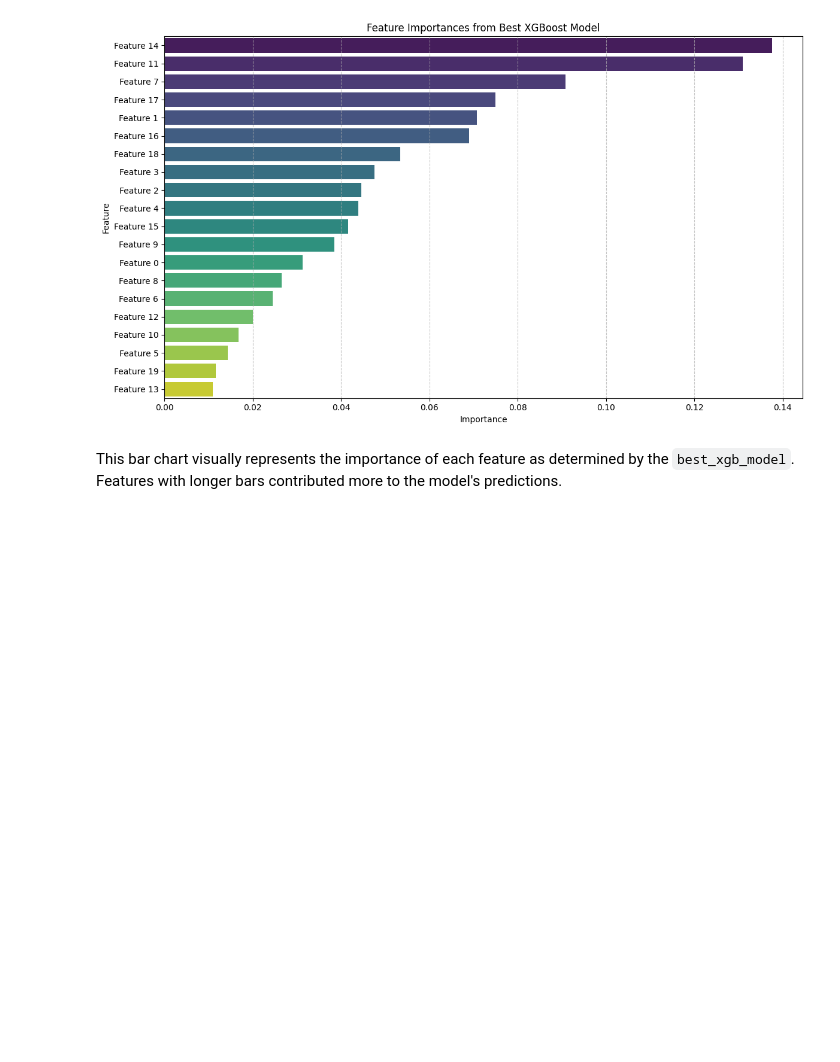
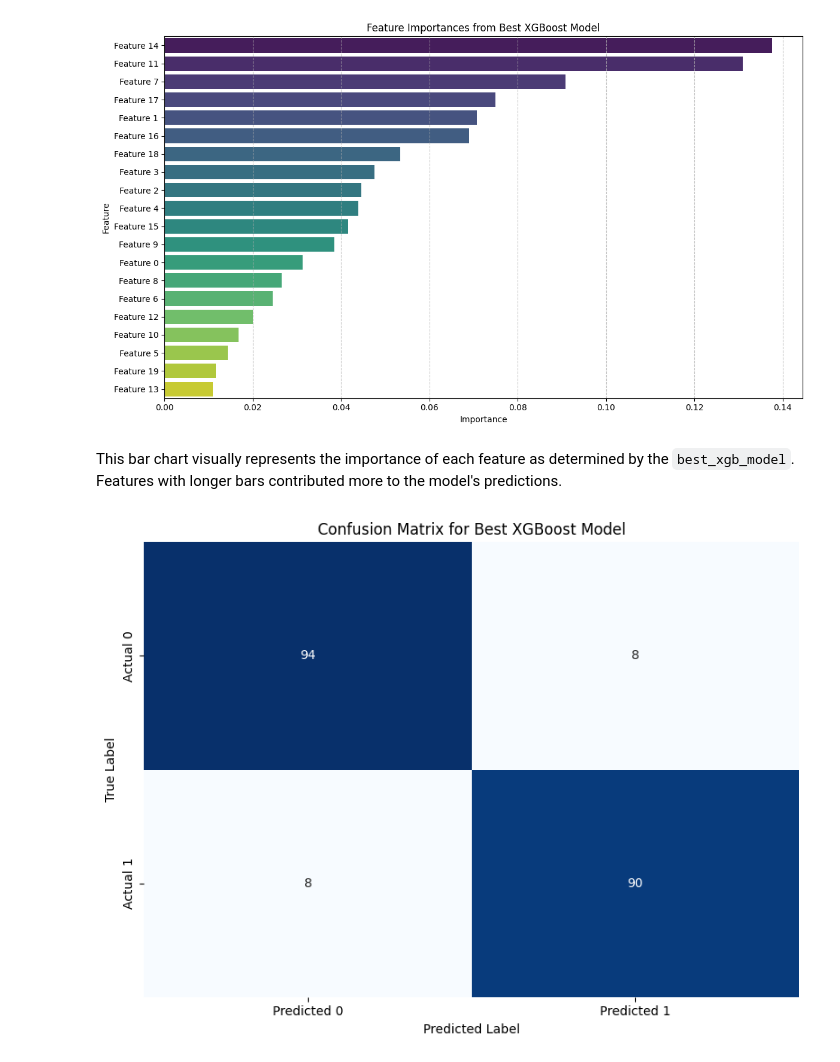
Before and after one commit to amit-sahu-a11y/ML_projects_for_practice, a Jupyter notebook: XGBoost_model.ipynb, the cells around one changed output. Cells and saved outputs as stored; diff of their text form; code cells hidden in the pictures; blank space fills up the shorter version.

Commit message:
Evaluate model performance using a confusion matrix

```diff
--- a/XGBoost_model.ipynb
+++ b/XGBoost_model.ipynb
@@ -157,3 +154,23 @@ Passing `palette` without assigning `hue` is deprecated and will be removed in v
 [figure]
 # %% [markdown]
 This bar chart visually represents the importance of each feature as determined by the `best_xgb_model`. Features with longer bars contributed more to the model's predictions.
+# %%
+from sklearn.metrics import confusion_matrix
+import matplotlib.pyplot as plt
+import seaborn as sns
+
+# Calculate the confusion matrix for the best model on the test set
+cm = confusion_matrix(y_test, y_pred_tuned)
+
+# Visualize the confusion matrix
+fig = plt.figure(figsize=(8, 6))
+sns.heatmap(cm, annot=True, fmt='d', cmap='Blues', cbar=False,
+            xticklabels=['Predicted 0', 'Predicted 1'],
+            yticklabels=['Actual 0', 'Actual 1'])
+plt.title('Confusion Matrix for Best XGBoost Model')
+plt.xlabel('Predicted Label')
+plt.ylabel('True Label')
+plt.tight_layout()
+plt.show()
+# %% [output]
+[figure, added]
```
Also changed, not shown: parts of 2 cells of this notebook.
